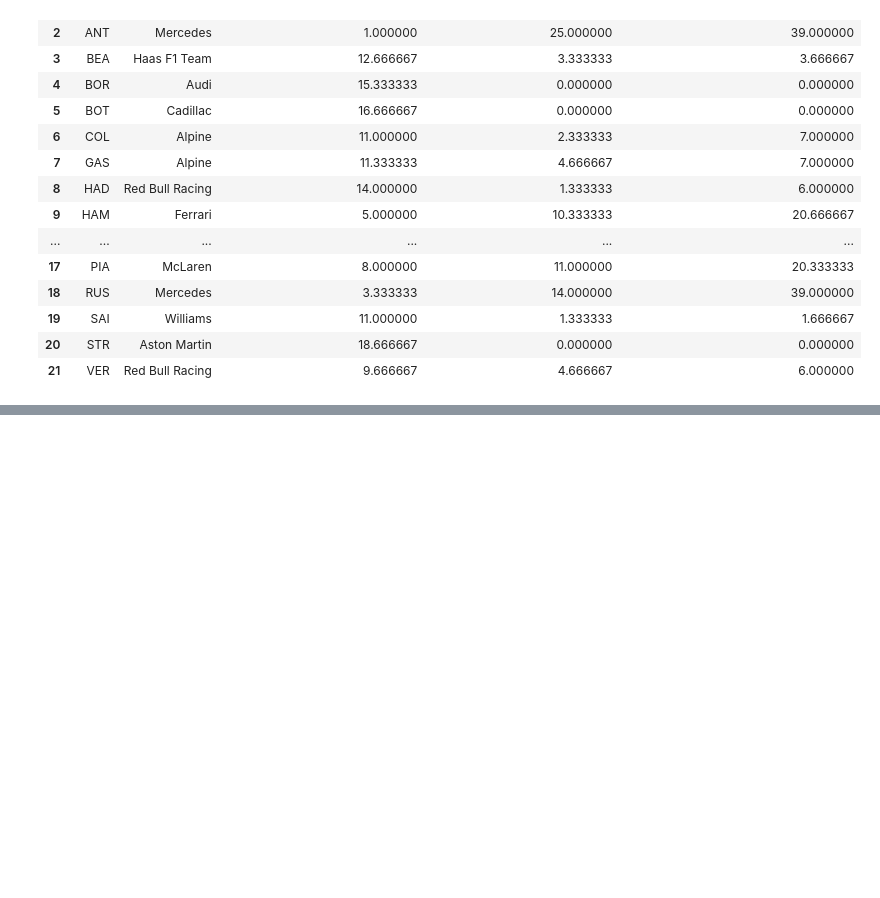
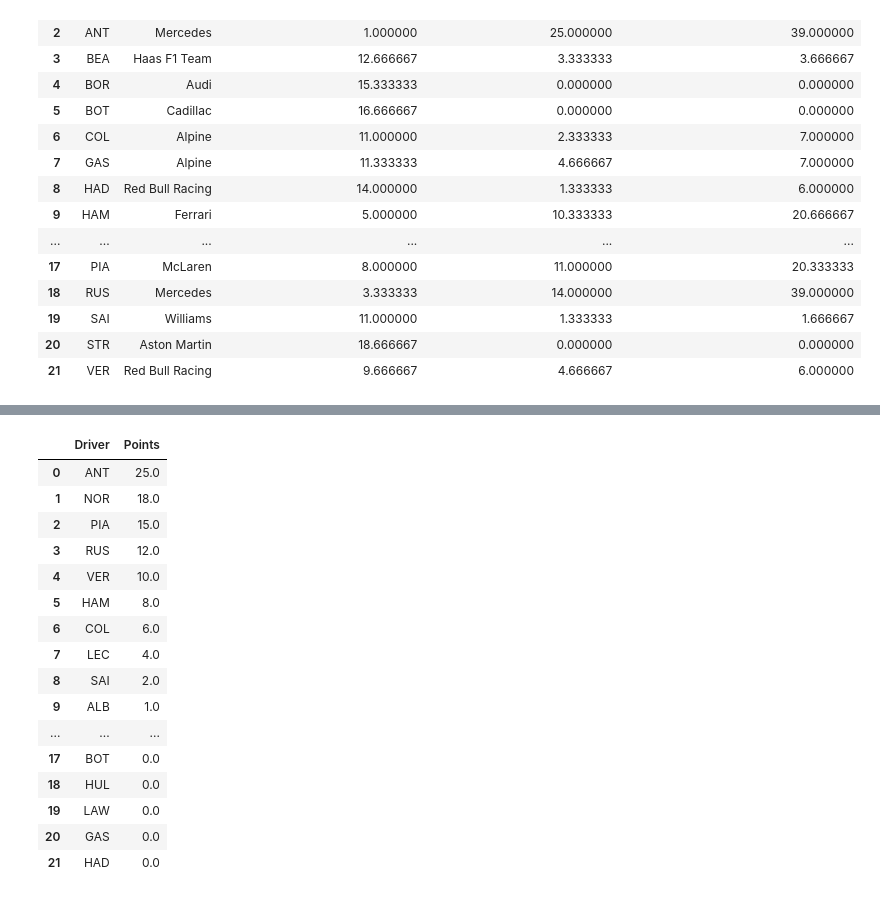
Before and after one commit to SatyamKumar457/F1-2026-Prediction, a Jupyter notebook: Experiments/DataExtractionV3.ipynb, the cells around one changed output, grey strips where cells are left out. Drawn from its saved outputs; the diff is of its cells as text; code cells hidden in the pictures; blank space fills up the shorter version.

```diff
--- a/Experiments/DataExtractionV3.ipynb
+++ b/Experiments/DataExtractionV3.ipynb
@@ -245,0 +292,20 @@ final_driver_form
+# %%
+Driver_points
+# %% [output]
+|  | Driver | Points |
+| 0 | ANT | 25.0 |
+| 1 | NOR | 18.0 |
+| 2 | PIA | 15.0 |
+| 3 | RUS | 12.0 |
+| 4 | VER | 10.0 |
+| 5 | HAM | 8.0 |
+| 6 | COL | 6.0 |
+| 7 | LEC | 4.0 |
+| 8 | SAI | 2.0 |
+| 9 | ALB | 1.0 |
+| ... | ... | ... |
+| 17 | BOT | 0.0 |
+| 18 | HUL | 0.0 |
+| 19 | LAW | 0.0 |
+| 20 | GAS | 0.0 |
+| 21 | HAD | 0.0 |
```
Also changed, not shown: parts of 5 cells of this notebook.
